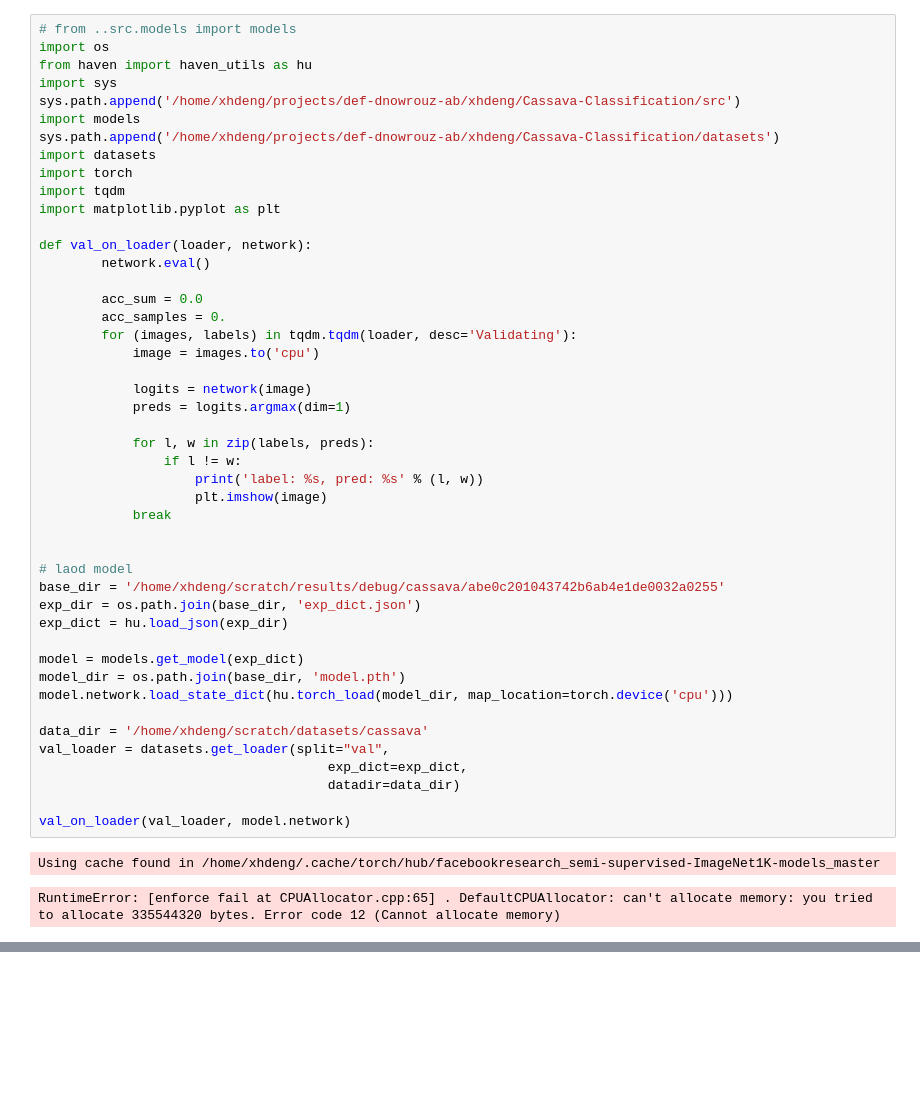
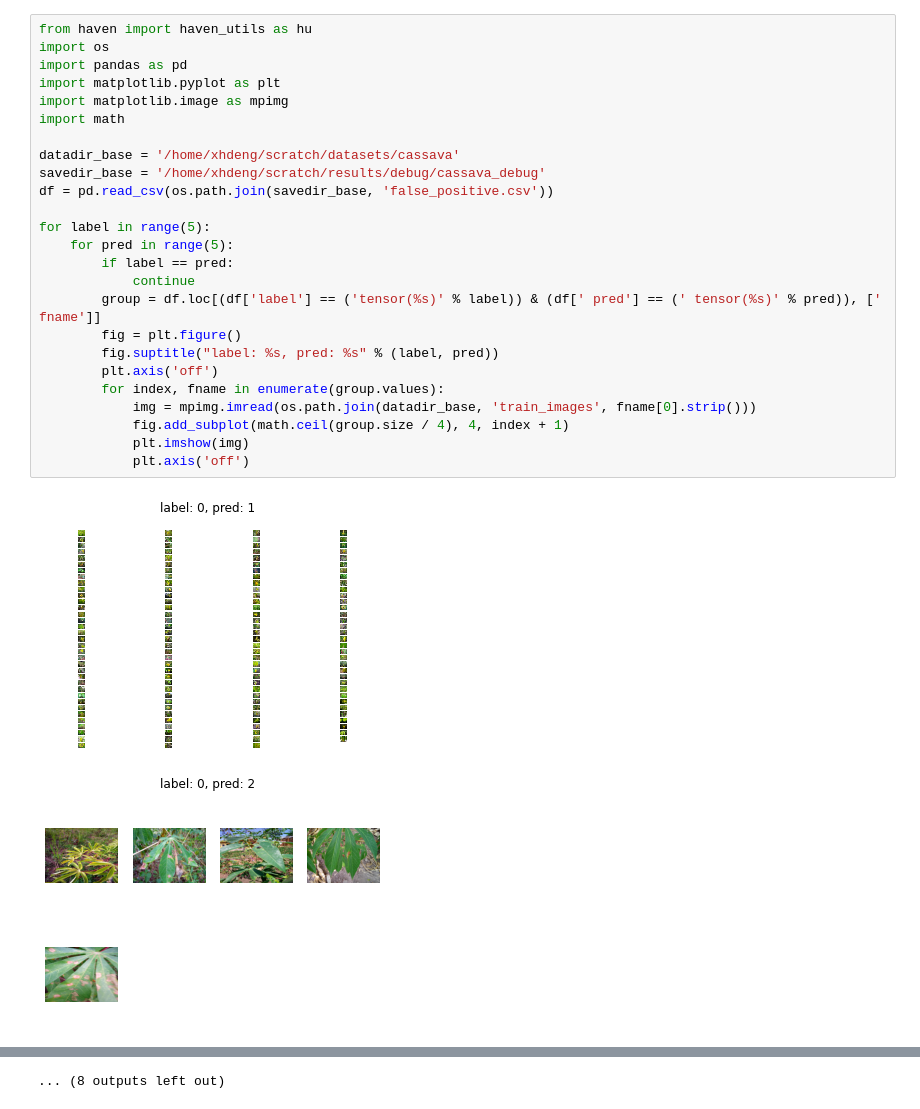
Before and after one commit to Xinhong-Deng/Cassava-Classification, a Jupyter notebook: scripts/false_positive.ipynb, the cells around one changed output, grey strips where cells are left out. Saved outputs shown, nothing was run; the diff lists cells and outputs as text; blank space fills up the shorter version.

Commit message:
false_positive result

```diff
--- a/scripts/false_positive.ipynb
+++ b/scripts/false_positive.ipynb
@@ -1,49 +1,28 @@
-# %%
-# from ..src.models import models
-import os
-from haven import haven_utils as hu
-import sys
-sys.path.append('/home/xhdeng/projects/def-dnowrouz-ab/xhdeng/Cassava-Classification/src')
-import models
-sys.path.append('/home/xhdeng/projects/def-dnowrouz-ab/xhdeng/Cassava-Classification/datasets')
-import datasets
-import torch
-import tqdm
-import matplotlib.pyplot as plt
-
-def val_on_loader(loader, network):
-        network.eval()
-
-        acc_sum = 0.0
-        acc_samples = 0.
-        for (images, labels) in tqdm.tqdm(loader, desc='Validating'):
-            image = images.to('cpu')
-
-            logits = network(image)
-            preds = logits.argmax(dim=1)
-
-            for l, w in zip(labels, preds):
-                if l != w:
-                    print('label: %s, pred: %s' % (l, w))
-                    plt.imshow(image)
-            break
-
-
-# laod model
-base_dir = '/home/xhdeng/scratch/results/debug/cassava/abe0c201043742b6ab4e1de0032a0255'
-exp_dir = os.path.join(base_dir, 'exp_dict.json')
-exp_dict = hu.load_json(exp_dir)
-
-model = models.get_model(exp_dict)
-model_dir = os.path.join(base_dir, 'model.pth')
-model.network.load_state_dict(hu.torch_load(model_dir, map_location=torch.device('cpu')))
-
-data_dir = '/home/xhdeng/scratch/datasets/cassava'
-val_loader = datasets.get_loader(split="val",
-                                     exp_dict=exp_dict,
-                                     datadir=data_dir)
-
-val_on_loader(val_loader, model.network)
-# %% [output]
-Using cache found in /home/xhdeng/.cache/torch/hub/facebookresearch_semi-supervised-ImageNet1K-models_master
-RuntimeError: [enforce fail at CPUAllocator.cpp:65] . DefaultCPUAllocator: can't allocate memory: you tried to allocate 335544320 bytes. Error code 12 (Cannot allocate memory)
+# %%
+from haven import haven_utils as hu
+import os
+import pandas as pd
+import matplotlib.pyplot as plt
+import matplotlib.image as mpimg
+import math
+
+datadir_base = '/home/xhdeng/scratch/datasets/cassava'
+savedir_base = '/home/xhdeng/scratch/results/debug/cassava_debug'
+df = pd.read_csv(os.path.join(savedir_base, 'false_positive.csv'))
+
+for label in range(5):
+    for pred in range(5):
+        if label == pred:
+            continue
+        group = df.loc[(df['label'] == ('tensor(%s)' % label)) & (df[' pred'] == (' tensor(%s)' % pred)), [' fname']]
+        fig = plt.figure()
+        fig.suptitle("label: %s, pred: %s" % (label, pred))
+        plt.axis('off')
+        for index, fname in enumerate(group.values):
+            img = mpimg.imread(os.path.join(datadir_base, 'train_images', fname[0].strip()))
+            fig.add_subplot(math.ceil(group.size / 4), 4, index + 1)
+            plt.imshow(img)
+            plt.axis('off')
+# %% [output]
+[figure, added]
+[figure, added]
@@ -49,0 +39 @@ RuntimeError: [enforce fail at CPUAllocator.cpp:65] . DefaultCPUAllocator: can't
+... (8 outputs left out)
```
Also changed, not shown: parts of 1 cell of this notebook.
